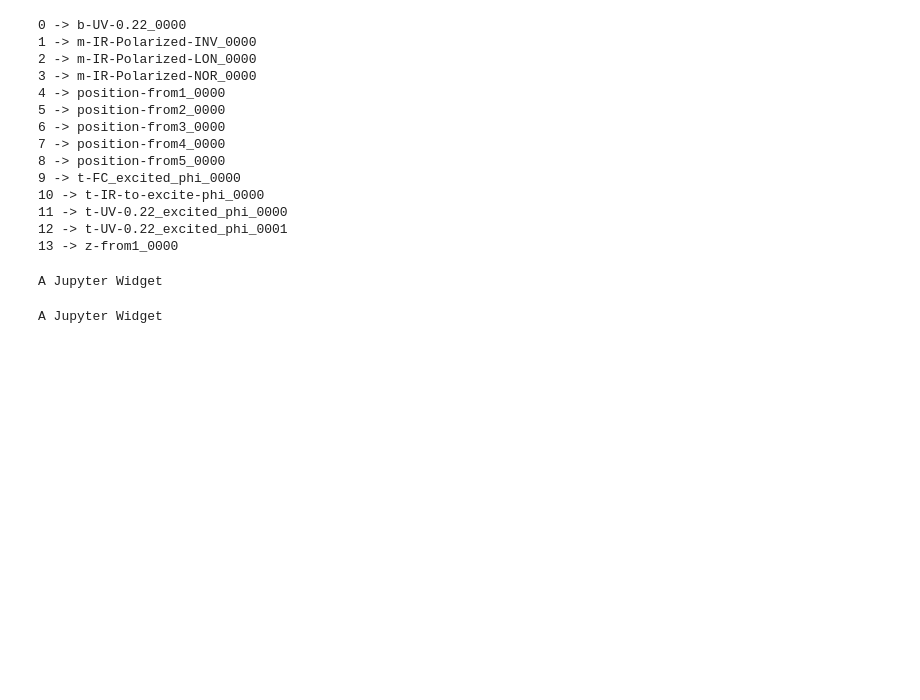
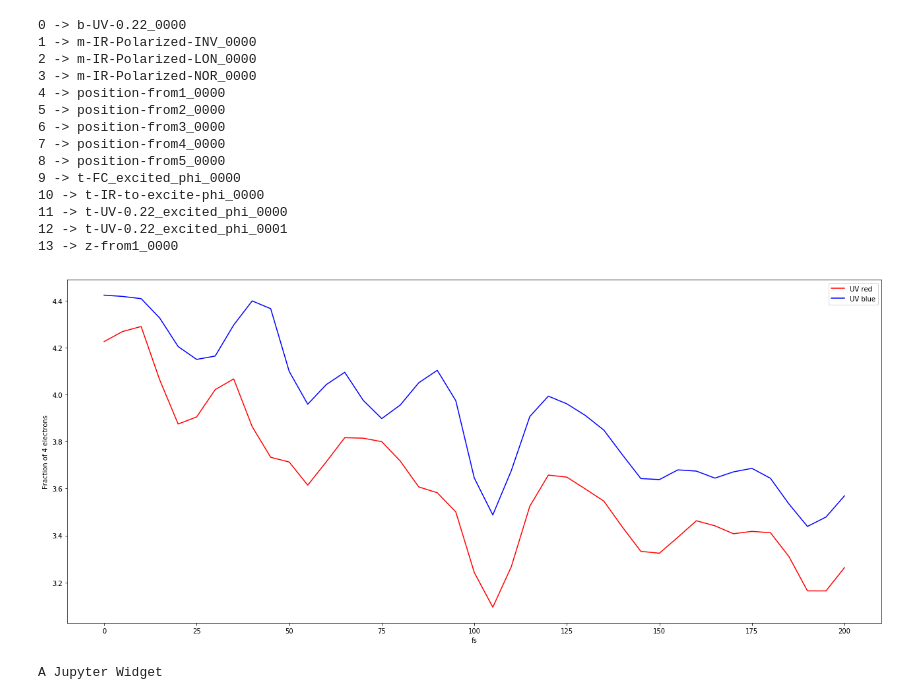
Before and after one commit to acuzzio/GridQuantumPropagator, a Jupyter notebook: Scripts/Between_bonds_paper.ipynb, the cells around one changed output. Saved outputs shown, nothing was run; the diff lists cells and outputs as text; code cells hidden in the pictures; blank space fills up the shorter version.

```diff
--- a/Scripts/Between_bonds_paper.ipynb
+++ b/Scripts/Between_bonds_paper.ipynb
@@ -145,6 +141,7 @@ calculationZ/r_c_1.4-non-overlapping/ALL/z-from1_0000/list_2.dat
 # %%
-folddat = '/home/alessio/densities/From_pinot/calculationZ/r_c-1.4-r_s-1.4-cs-0.6-list/' + 'ALL/'
-folddat = '/home/alessio/densities/From_pinot/calculationZ/r_c_1.4-non-overlapping/' + 'ACTIVE/'
+folddat = '/home/alessio/densities/From_pinot/calculationZ/r_c_1.4-non-overlapping/ALL'
+folddat = '/home/alessio/densities/From_pinot/calculationZ/r_c-1.6-non-overlapping/ALL'
+
 
 subfolders = sorted([dir for dir in os.listdir(folddat) if os.path.isdir(os.path.join(folddat,dir))])
 print(''.join(['{} -> {}\n'.format(a,b) for a,b in enumerate(subfolders)]))
@@ -164,36 +161,37 @@ print(''.join(['{} -> {}\n'.format(a,b) for a,b in enumerate(subfolders)]))
 12 -> t-UV-0.22_excited_phi_0001
 13 -> z-from1_0000
 # %%
-select_these = [0,2,13]
+select_these = [0]
 
 lts = ['-',':','--']
 fol_lab = ['UV', 'IR INV','IR LONG', 'IR NOR', 'P1', 'P2', 'P3', 'P4', 'P5', 'FC-excite', 'To excite', 'shit', 'UV-excite', 'FC']
 #fol_lab = ['UV','IR LONG', 'IR INV']
 
 
 fig, ax0 = plt.subplots(1,1,figsize = (18,8))
 
 
 for ii,i in enumerate(select_these):
     subdir = os.path.join(folddat,subfolders[i])
     files_dat = sorted([ os.path.join(subdir,x) for x in os.listdir(subdir) if x[-4:] == '.dat' and x[0] == 'l'])
+    #print(files_dat)
     data = [ np.loadtxt(i) for i in files_dat ]
 
 
-    colors = ['b','r','k','dimgray']
-    labels = ['blue','red','C9 sphere','C8 sphere']
+    colors = ['r','b']
+    labels = ['red','blue']
 
     for j, this_data in enumerate(data):
         ax0.plot(this_data[:,0],this_data[:,1], label='{} {}'.format(fol_lab[i], labels[j]), color=colors[j],linestyle=lts[ii])
 
 
 #ax0.set_xlim([0,40])
 ax0.set_xlabel("fs")
 ax0.set_ylabel('Fraction of 4 electrons')
 ax0.legend()
 fig.tight_layout()
 # %% [output]
-A Jupyter Widget
+[figure, added]
 # %%
 select_these = [0,3,13]
 
```
Also changed, not shown: parts of 1 cell of this notebook, 3 other files.
